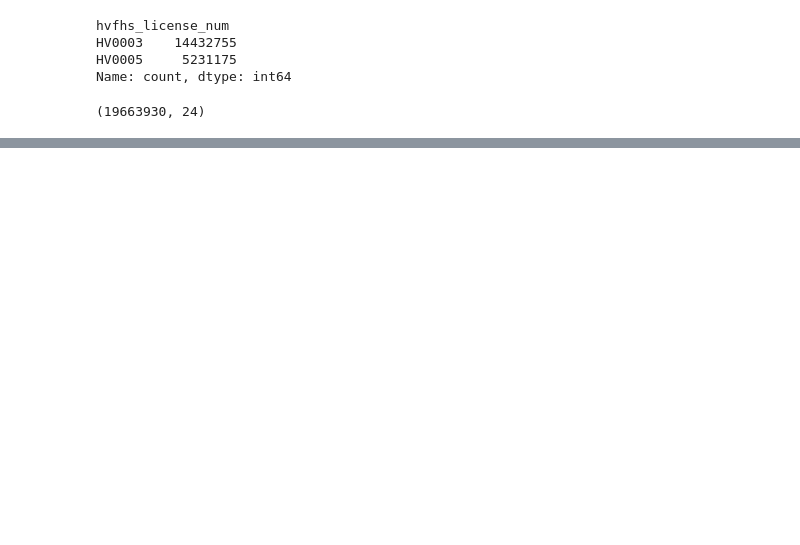
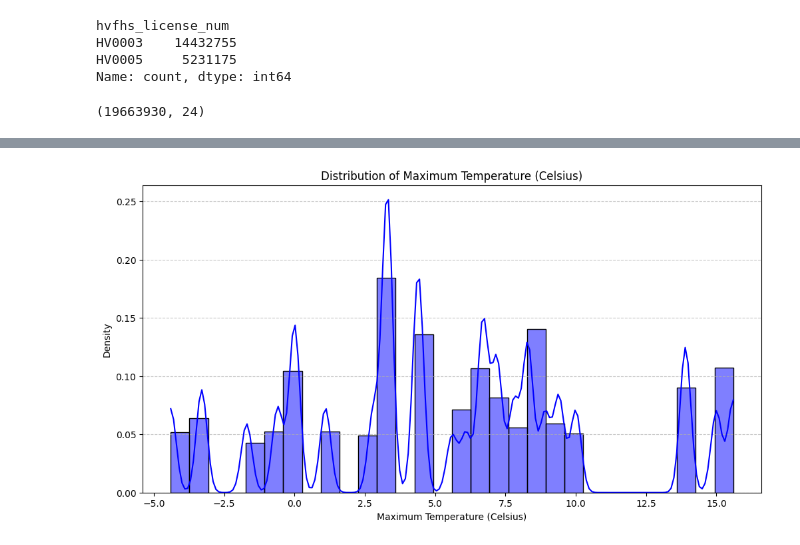
Before and after one commit to SsunyR/softeer_de_wiki, a Jupyter notebook: mission/W4/m2/m2.ipynb, the cells around one changed output, grey strips where cells are left out. Drawn from its saved outputs; the diff is of its cells as text; code cells hidden in the pictures; blank space fills up the shorter version.

```diff
--- a/mission/W4/m2/m2.ipynb
+++ b/mission/W4/m2/m2.ipynb
@@ -136,0 +226,15 @@ df.shape
+# %%
+weather['precipitation1'] = weather['precipitation1'].replace('T', '0').astype(float)
+weather['precipitation2'] = weather['precipitation2'].replace('T', '0').astype(float)
+weather['precipitation3'] = weather['precipitation3'].replace('T', '0').astype(float)
+weather['precipitation'] = weather[['precipitation1', 'precipitation2', 'precipitation3']].sum(axis=1)
+
+weather = weather.drop(columns=['precipitation1', 'precipitation2', 'precipitation3'])
+# %%
+weather['max_C'] = ((weather['max'] - 32) * 5 / 9).round(1)
+weather['min_C'] = ((weather['min'] - 32) * 5 / 9).round(1)
+# %%
+weather = weather.rename(columns={
+    'max': 'max_F',
+    'min': 'min_F'
+})
@@ -136,0 +250,3 @@ df.shape
+# %%
+# Map weather data to trip data
+df = df.merge(weather, on=['year', 'month', 'day'], how='left')
@@ -136,0 +263,12 @@ df.shape
+# %%
+# 기온 구간 별 택시 사용량
+import seaborn as sns
+plt.figure(figsize=(12, 6))
+sns.histplot(data=df, x='max_C', bins=30, kde=True, color='blue', stat='density')
+plt.title('Distribution of Maximum Temperature (Celsius)')
+plt.xlabel('Maximum Temperature (Celsius)')
+plt.ylabel('Density')
+plt.grid(axis='y', linestyle='--', alpha=0.7)
+plt.show()
+# %% [output]
+[figure, added]
```
Also changed, not shown: parts of 28 cells of this notebook, 9 other files.
